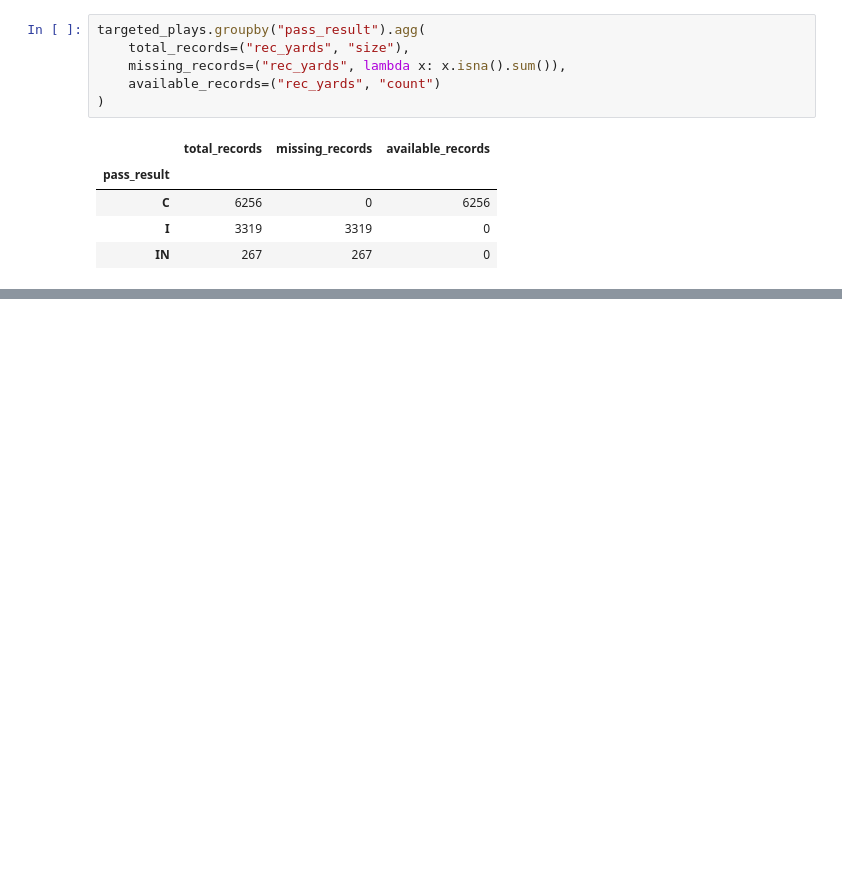
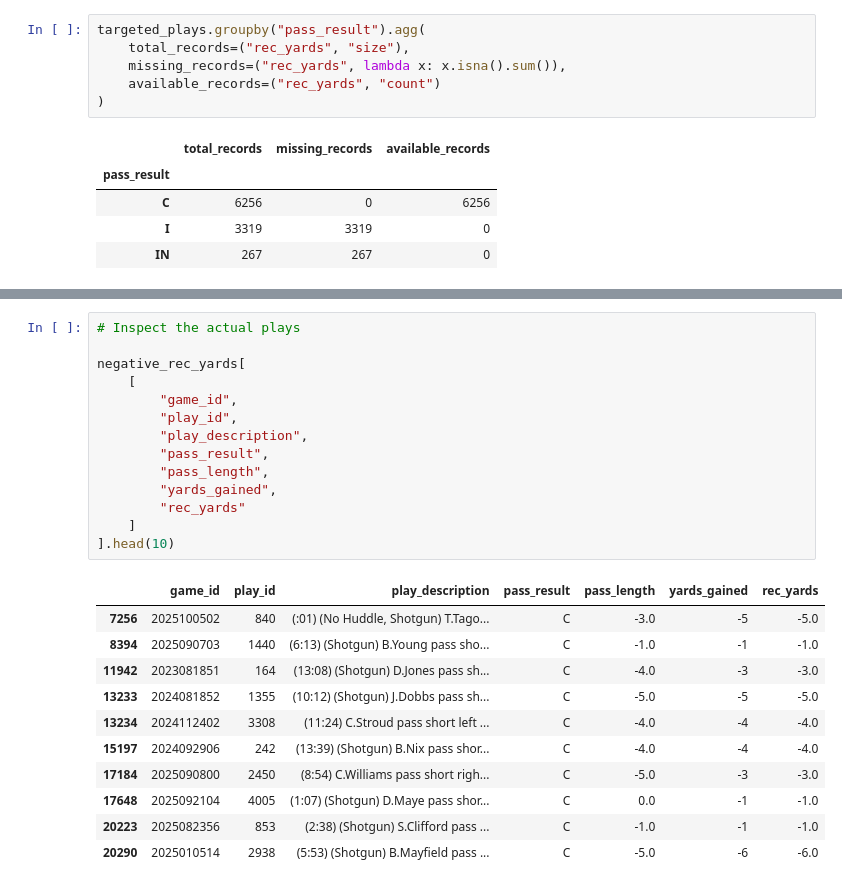
Before and after one commit to M-Codes6/nfl-combine-to-performance-analysis, a Jupyter notebook: notebooks/01_data_understanding.ipynb, the cells around one changed output, grey strips where cells are left out. Drawn from its saved outputs; the diff is of its cells as text; blank space fills up the shorter version.

```diff
--- a/notebooks/01_data_understanding.ipynb
+++ b/notebooks/01_data_understanding.ipynb
@@ -3710,0 +3763,26 @@ targeted_plays.groupby("pass_result").agg(
+# %%
+# Inspect the actual plays
+
+negative_rec_yards[
+    [
+        "game_id",
+        "play_id",
+        "play_description",
+        "pass_result",
+        "pass_length",
+        "yards_gained",
+        "rec_yards"
+    ]
+].head(10)
+# %% [output]
+|  | game_id | play_id | play_description | pass_result | pass_length | yards_gained | rec_yards |
+| 7256 | 2025100502 | 840 | (:01) (No Huddle, Shotgun) T.Tago... | C | -3.0 | -5 | -5.0 |
+| 8394 | 2025090703 | 1440 | (6:13) (Shotgun) B.Young pass sho... | C | -1.0 | -1 | -1.0 |
+| 11942 | 2023081851 | 164 | (13:08) (Shotgun) D.Jones pass sh... | C | -4.0 | -3 | -3.0 |
+| 13233 | 2024081852 | 1355 | (10:12) (Shotgun) J.Dobbs pass sh... | C | -5.0 | -5 | -5.0 |
+| 13234 | 2024112402 | 3308 | (11:24) C.Stroud pass short left ... | C | -4.0 | -4 | -4.0 |
+| 15197 | 2024092906 | 242 | (13:39) (Shotgun) B.Nix pass shor... | C | -4.0 | -4 | -4.0 |
+| 17184 | 2025090800 | 2450 | (8:54) C.Williams pass short righ... | C | -5.0 | -3 | -3.0 |
+| 17648 | 2025092104 | 4005 | (1:07) (Shotgun) D.Maye pass shor... | C | 0.0 | -1 | -1.0 |
+| 20223 | 2025082356 | 853 | (2:38) (Shotgun) S.Clifford pass ... | C | -1.0 | -1 | -1.0 |
+| 20290 | 2025010514 | 2938 | (5:53) (Shotgun) B.Mayfield pass ... | C | -5.0 | -6 | -6.0 |
```
Also changed, not shown: parts of 41 cells of this notebook.
